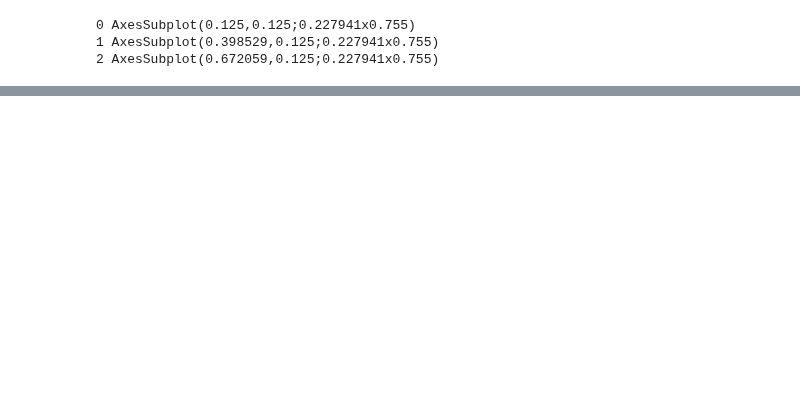
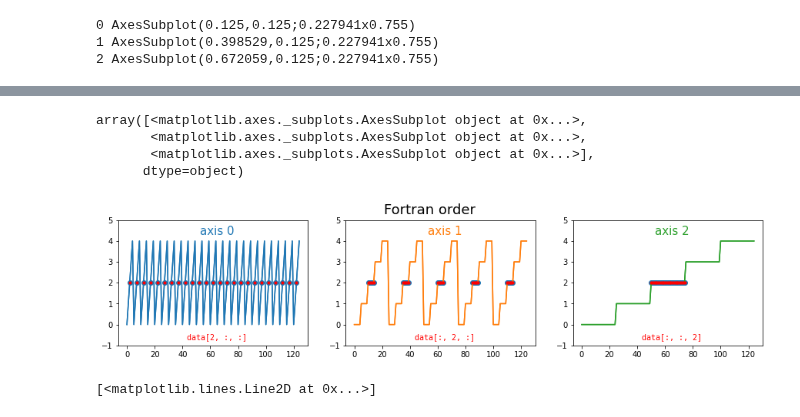
Before and after one commit to hiro106/statistics-ml-cs-learning, a Jupyter notebook: Fastest_dimension_of_array.ipynb, the cells around one changed output, grey strips where cells are left out. Saved outputs shown, nothing was run; the diff lists cells and outputs as text; code cells hidden in the pictures; blank space fills up the shorter version.

```diff
--- a/Fastest_dimension_of_array.ipynb
+++ b/Fastest_dimension_of_array.ipynb
@@ -341,0 +290,2 @@ array([[[[0, 0, 0, 0],
+# %%
+fig, axs = plt.subplots(ncols=3, figsize=(15, 3), facecolor='w')
@@ -341,0 +296,7 @@ array([[[[0, 0, 0, 0],
+# %%
+axs
+# %% [output]
+array([<matplotlib.axes._subplots.AxesSubplot object at 0x...>,
+       <matplotlib.axes._subplots.AxesSubplot object at 0x...>,
+       <matplotlib.axes._subplots.AxesSubplot object at 0x...>],
+      dtype=object)
@@ -341,0 +313,11 @@ array([[[[0, 0, 0, 0],
+# %%
+fig
+# %% [output]
+[figure, added]
+# %%
+fig_together = plt.figure(figsize=(15, 3))
+plt.plot(idx[0, :5, :5, :5].ravel(), zorder=10)
+plt.plot(idx[1, :5, :5, :5].ravel(), zorder=9)
+plt.plot(idx[2, :5, :5, :5].ravel(), zorder=8)
+# %% [output]
+[<matplotlib.lines.Line2D at 0x...>]
```
Also changed, not shown: parts of 27 cells of this notebook.
